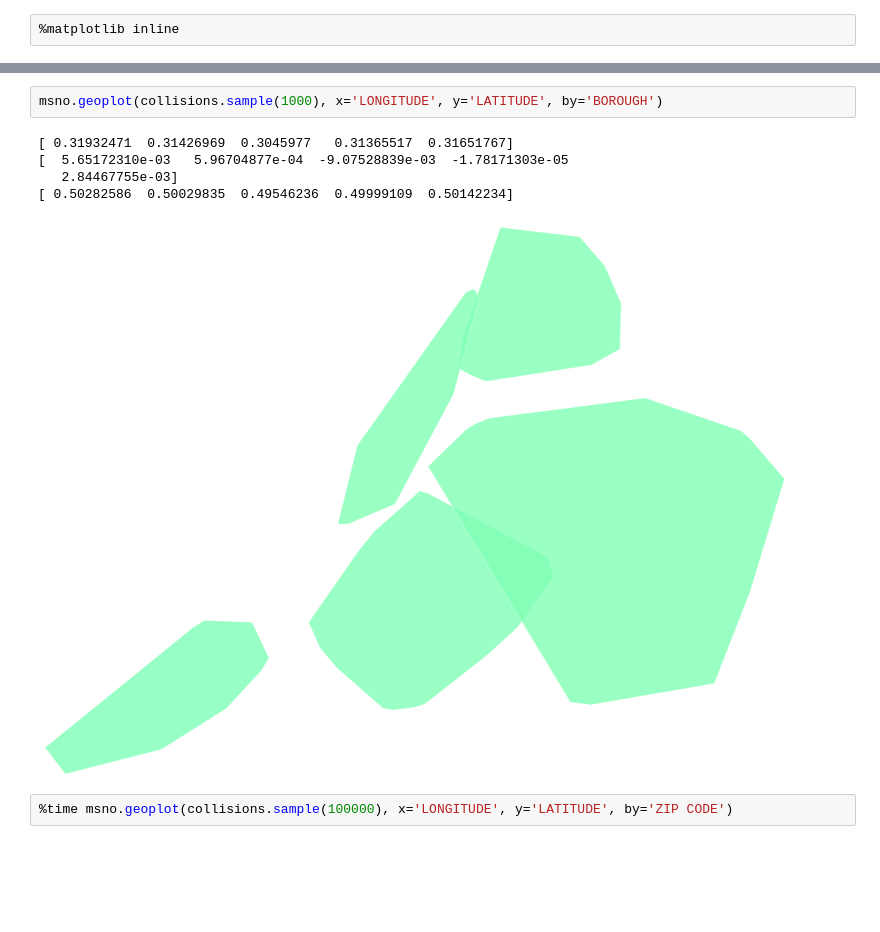
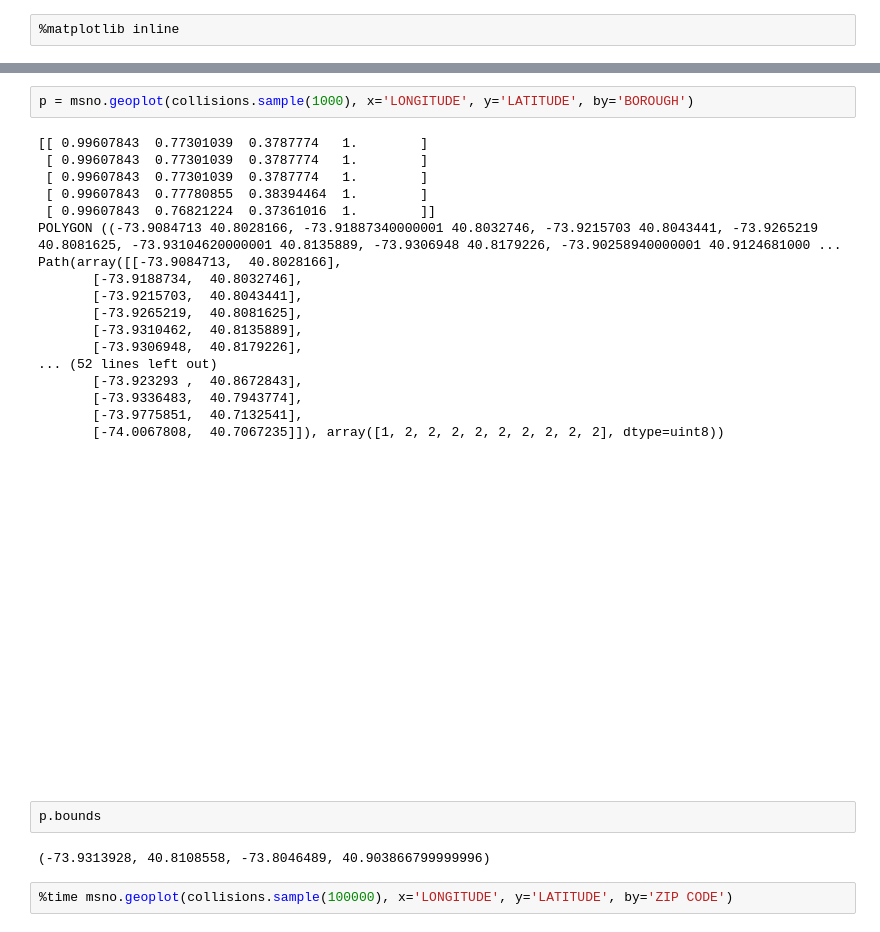
Before and after one commit to ResidentMario/missingno, a Jupyter notebook: dev2.ipynb, the cells around one changed output, grey strips where cells are left out. Drawn from its saved outputs; the diff is of its cells as text; blank space fills up the shorter version.

Commit message:
Code broken: hulls not plotting all of the sudden.

```diff
--- a/dev2.ipynb
+++ b/dev2.ipynb
@@ -23,11 +115,28 @@ collisions['LOCATION'] = collisions['LOCATION'].map(m)
 # %%
-msno.geoplot(collisions.sample(1000), x='LONGITUDE', y='LATITUDE', by='BOROUGH')
+p = msno.geoplot(collisions.sample(1000), x='LONGITUDE', y='LATITUDE', by='BOROUGH')
 # %% [output]
-[ 0.31932471  0.31426969  0.3045977   0.31365517  0.31651767]
-[  5.65172310e-03   5.96704877e-04  -9.07528839e-03  -1.78171303e-05
-   2.84467755e-03]
-[ 0.50282586  0.50029835  0.49546236  0.49999109  0.50142234]
+[[ 0.99607843  0.77301039  0.3787774   1.        ]
+ [ 0.99607843  0.77301039  0.3787774   1.        ]
+ [ 0.99607843  0.77301039  0.3787774   1.        ]
+ [ 0.99607843  0.77780855  0.38394464  1.        ]
+ [ 0.99607843  0.76821224  0.37361016  1.        ]]
+POLYGON ((-73.9084713 40.8028166, -73.91887340000001 40.8032746, -73.9215703 40.8043441, -73.9265219 40.8081625, -73.93104620000001 40.8135889, -73.9306948 40.8179226, -73.90258940000001 40.9124681000 ...
+Path(array([[-73.9084713,  40.8028166],
+       [-73.9188734,  40.8032746],
+       [-73.9215703,  40.8043441],
+       [-73.9265219,  40.8081625],
+       [-73.9310462,  40.8135889],
+       [-73.9306948,  40.8179226],
+... (52 lines left out)
+       [-73.923293 ,  40.8672843],
+       [-73.9336483,  40.7943774],
+       [-73.9775851,  40.7132541],
+       [-74.0067808,  40.7067235]]), array([1, 2, 2, 2, 2, 2, 2, 2, 2, 2], dtype=uint8))
-[figure, old version]
+[figure, new version]
+# %%
+p.bounds
+# %% [output]
+(-73.9313928, 40.8108558, -73.8046489, 40.903866799999996)
 # %%
 %time msno.geoplot(collisions.sample(100000), x='LONGITUDE', y='LATITUDE', by='ZIP CODE')
 # %% [output]
```
Also changed, not shown: parts of 23 cells of this notebook, 2 other files.
